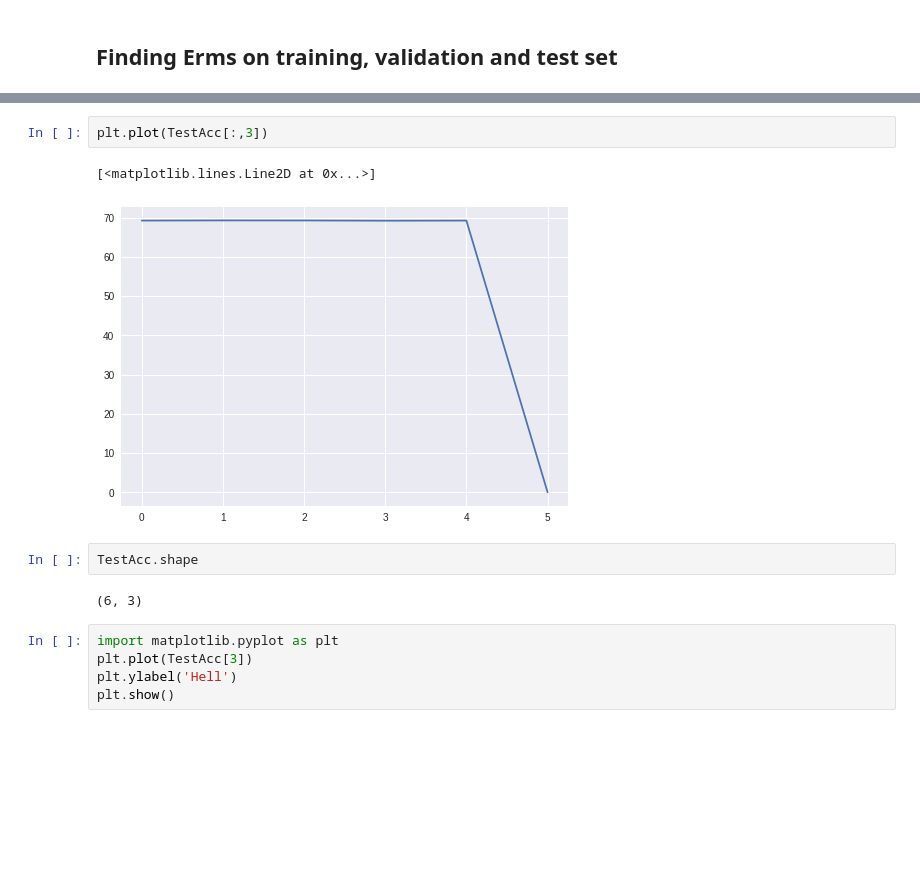
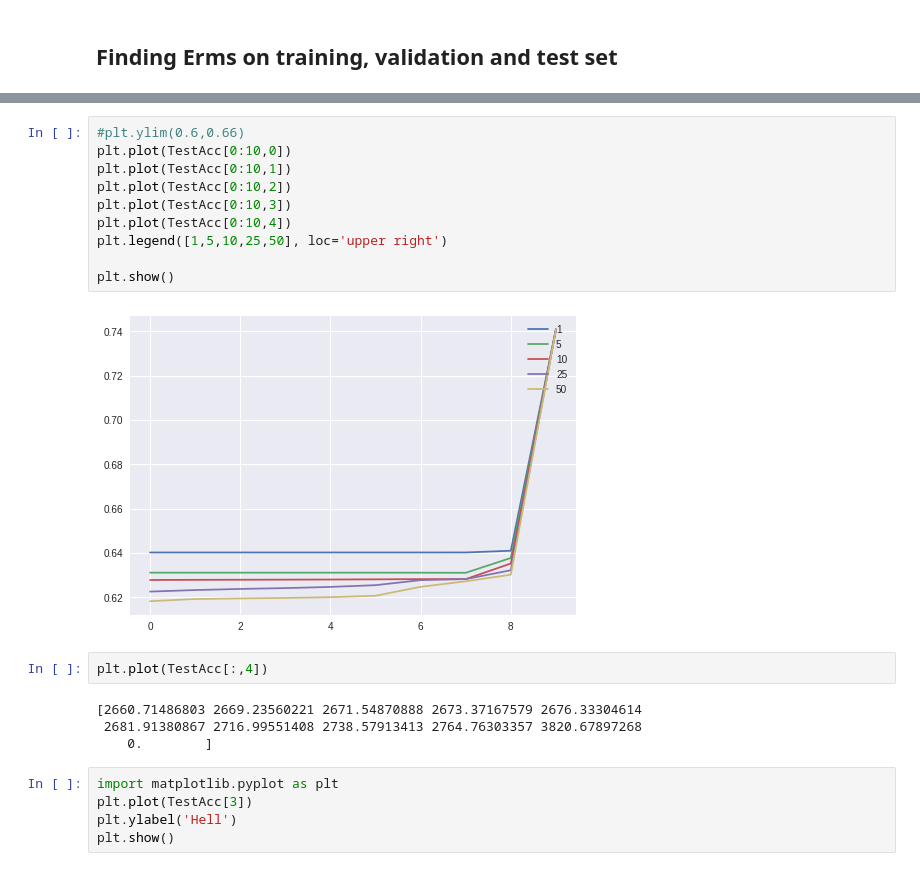
Before and after one commit to MicroprocessorX069/Prediction-of-Page-Rank, a Jupyter notebook: LeToR_Regression_and_Gradient_Descent_Basics.ipynb, the cells around one changed output, grey strips where cells are left out. Cells and saved outputs as stored; diff of their text form; blank space fills up the shorter version.

```diff
--- a/LeToR_Regression_and_Gradient_Descent_Basics.ipynb
+++ b/LeToR_Regression_and_Gradient_Descent_Basics.ipynb
@@ -373,12 +374,21 @@ time_taken=end-start
+# %%
+#plt.ylim(0.6,0.66)
+plt.plot(TestAcc[0:10,0])
+plt.plot(TestAcc[0:10,1])
+plt.plot(TestAcc[0:10,2])
+plt.plot(TestAcc[0:10,3])
+plt.plot(TestAcc[0:10,4])
+plt.legend([1,5,10,25,50], loc='upper right')
+
+plt.show()
+# %% [output]
+[figure, added]
 # %%
-plt.plot(TestAcc[:,3])
+plt.plot(TestAcc[:,4])
 # %% [output]
-[<matplotlib.lines.Line2D at 0x...>]
+[2660.71486803 2669.23560221 2671.54870888 2673.37167579 2676.33304614
+ 2681.91380867 2716.99551408 2738.57913413 2764.76303357 3820.67897268
+    0.        ]
-[figure, removed]
-# %%
-TestAcc.shape
-# %% [output]
-(6, 3)
 # %%
 import matplotlib.pyplot as plt
 plt.plot(TestAcc[3])
```
Also changed, not shown: parts of 4 cells of this notebook.
